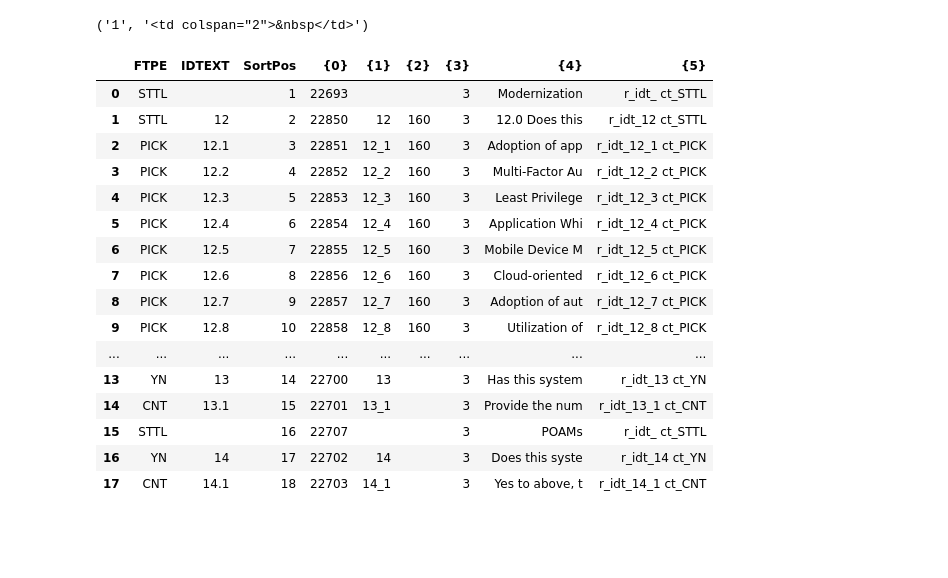
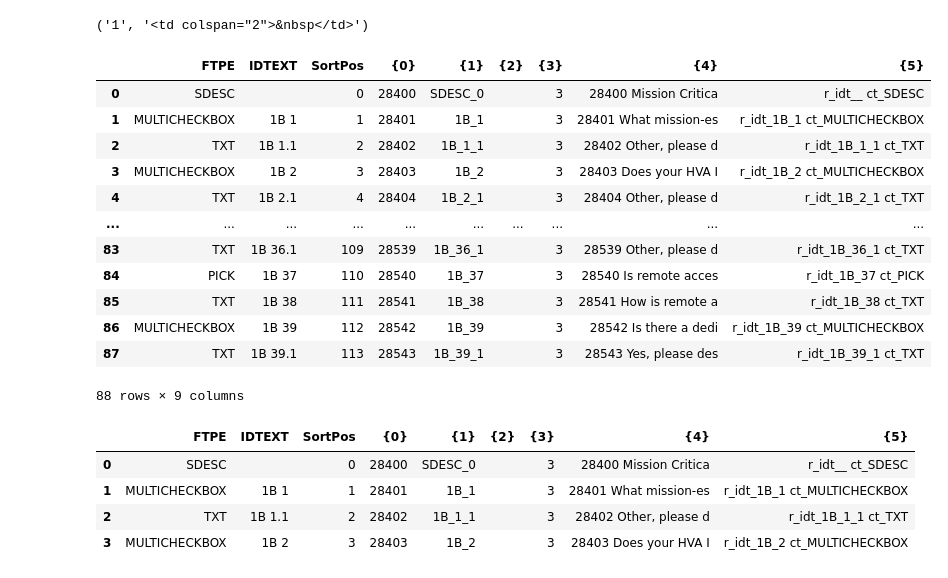
Before and after one commit to tmnkopp/PythonAutomation, a Jupyter notebook: DataCodeGen/18022022-CTRL.ipynb, the cells around one changed output. Drawn from its saved outputs; the diff is of its cells as text; code cells hidden in the pictures; blank space fills up the shorter version.

```diff
--- a/DataCodeGen/18022022-CTRL.ipynb
+++ b/DataCodeGen/18022022-CTRL.ipynb
@@ -29,42 +29,48 @@ cspan('1.2.3')
 ('1', '<td colspan="2">&nbsp</td>')
 # %%
 query = """ \
-	SELECT DISTINCT
+  	SELECT DISTINCT
 	Q_TypeCode AS FTPE,  IDTEXT,  SortPos,
 	PK_Question [{0}],
-	REPLACE(IDTEXT, '.','_') AS [{1}],
+	CASE WHEN ISNULL(IDTEXT, '') <> '' THEN
+		REPLACE(REPLACE(IDTEXT, '.','_'), ' ','_')
+	ELSE
+		'SDESC_' + CONVERT(NVARCHAR(9), SortPos)
+	END AS [{1}],
 	CONVERT(NVARCHAR(5), PK_PickListType) + '' AS [{2}],
     '3' AS [{3}],
-	LEFT( REPLACE(REPLACE(QTEXT, ', Describe',''), 'If ','') , 15) AS [{4}],
-	' r_idt_' + REPLACE(IDTEXT, '.','_') +  ' ct_' +  Q_TypeCode  AS [{5}]
-	FROM  vwQuestions WHERE PK_FORM LIKE '2022-A-HVA' AND SectionNum= 2  ORDER BY SortPos ASC
+	CONVERT(NVARCHAR(9), PK_Question) + ' ' +  LEFT( REPLACE(REPLACE(QTEXT, ', Describe',''), 'If ','') , 15) AS [{4}],
+	' r_idt_' + REPLACE(REPLACE(IDTEXT, '.','_'), ' ','_') +  ' ct_' +  Q_TypeCode  AS [{5}]
+	FROM  vwQuestions WHERE PK_FORM LIKE '2022-A-HVA' AND SectionNum=1  ORDER BY SortPos ASC
 """
 df = get_df(query)
 df.fillna("",inplace=True)
 df.replace(to_replace=[None], value=np.nan, inplace=True)
 df = df.astype(str)
 df
 # %% [output]
 |  | FTPE | IDTEXT | SortPos | {0} | {1} | {2} | {3} | {4} | {5} |
-| 0 | STTL |  | 1 | 22693 |  |  | 3 | Modernization | r_idt_ ct_STTL |
-| 1 | STTL | 12 | 2 | 22850 | 12 | 160 | 3 | 12.0 Does this | r_idt_12 ct_STTL |
-| 2 | PICK | 12.1 | 3 | 22851 | 12_1 | 160 | 3 | Adoption of app | r_idt_12_1 ct_PICK |
-| 3 | PICK | 12.2 | 4 | 22852 | 12_2 | 160 | 3 | Multi-Factor Au | r_idt_12_2 ct_PICK |
-| 4 | PICK | 12.3 | 5 | 22853 | 12_3 | 160 | 3 | Least Privilege | r_idt_12_3 ct_PICK |
-| 5 | PICK | 12.4 | 6 | 22854 | 12_4 | 160 | 3 | Application Whi | r_idt_12_4 ct_PICK |
-| 6 | PICK | 12.5 | 7 | 22855 | 12_5 | 160 | 3 | Mobile Device M | r_idt_12_5 ct_PICK |
-| 7 | PICK | 12.6 | 8 | 22856 | 12_6 | 160 | 3 | Cloud-oriented | r_idt_12_6 ct_PICK |
-| 8 | PICK | 12.7 | 9 | 22857 | 12_7 | 160 | 3 | Adoption of aut | r_idt_12_7 ct_PICK |
-| 9 | PICK | 12.8 | 10 | 22858 | 12_8 | 160 | 3 | Utilization of | r_idt_12_8 ct_PICK |
+| 0 | SDESC |  | 0 | 28400 | SDESC_0 |  | 3 | 28400 Mission Critica | r_idt__ ct_SDESC |
+| 1 | MULTICHECKBOX | 1B 1 | 1 | 28401 | 1B_1 |  | 3 | 28401 What mission-es | r_idt_1B_1 ct_MULTICHECKBOX |
+| 2 | TXT | 1B 1.1 | 2 | 28402 | 1B_1_1 |  | 3 | 28402 Other, please d | r_idt_1B_1_1 ct_TXT |
+| 3 | MULTICHECKBOX | 1B 2 | 3 | 28403 | 1B_2 |  | 3 | 28403 Does your HVA I | r_idt_1B_2 ct_MULTICHECKBOX |
+| 4 | TXT | 1B 2.1 | 4 | 28404 | 1B_2_1 |  | 3 | 28404 Other, please d | r_idt_1B_2_1 ct_TXT |
 | ... | ... | ... | ... | ... | ... | ... | ... | ... | ... |
-| 13 | YN | 13 | 14 | 22700 | 13 |  | 3 | Has this system | r_idt_13 ct_YN |
-| 14 | CNT | 13.1 | 15 | 22701 | 13_1 |  | 3 | Provide the num | r_idt_13_1 ct_CNT |
-| 15 | STTL |  | 16 | 22707 |  |  | 3 | POAMs | r_idt_ ct_STTL |
-| 16 | YN | 14 | 17 | 22702 | 14 |  | 3 | Does this syste | r_idt_14 ct_YN |
-| 17 | CNT | 14.1 | 18 | 22703 | 14_1 |  | 3 | Yes to above, t | r_idt_14_1 ct_CNT |
+| 83 | TXT | 1B 36.1 | 109 | 28539 | 1B_36_1 |  | 3 | 28539 Other, please d | r_idt_1B_36_1 ct_TXT |
+| 84 | PICK | 1B 37 | 110 | 28540 | 1B_37 |  | 3 | 28540 Is remote acces | r_idt_1B_37 ct_PICK |
+| 85 | TXT | 1B 38 | 111 | 28541 | 1B_38 |  | 3 | 28541 How is remote a | r_idt_1B_38 ct_TXT |
+| 86 | MULTICHECKBOX | 1B 39 | 112 | 28542 | 1B_39 |  | 3 | 28542 Is there a dedi | r_idt_1B_39 ct_MULTICHECKBOX |
+| 87 | TXT | 1B 39.1 | 113 | 28543 | 1B_39_1 |  | 3 | 28543 Yes, please des | r_idt_1B_39_1 ct_TXT |
+88 rows × 9 columns
 # %%
 df.to_csv(r'C:\Users\Tim\Documents\1802\HVA\form.csv', index=False)
 df[0:4]
+# %% [output]
+|  | FTPE | IDTEXT | SortPos | {0} | {1} | {2} | {3} | {4} | {5} |
+| 0 | SDESC |  | 0 | 28400 | SDESC_0 |  | 3 | 28400 Mission Critica | r_idt__ ct_SDESC |
+| 1 | MULTICHECKBOX | 1B 1 | 1 | 28401 | 1B_1 |  | 3 | 28401 What mission-es | r_idt_1B_1 ct_MULTICHECKBOX |
+| 2 | TXT | 1B 1.1 | 2 | 28402 | 1B_1_1 |  | 3 | 28402 Other, please d | r_idt_1B_1_1 ct_TXT |
+| 3 | MULTICHECKBOX | 1B 2 | 3 | 28403 | 1B_2 |  | 3 | 28403 Does your HVA I | r_idt_1B_2 ct_MULTICHECKBOX |
 # %%
 df = pd.read_csv(r'C:\Users\Tim\Documents\1802\HVA\form.csv', dtype=str)
 df.fillna("",inplace=True)
```
Also changed, not shown: parts of 3 cells of this notebook, 1 other file.
